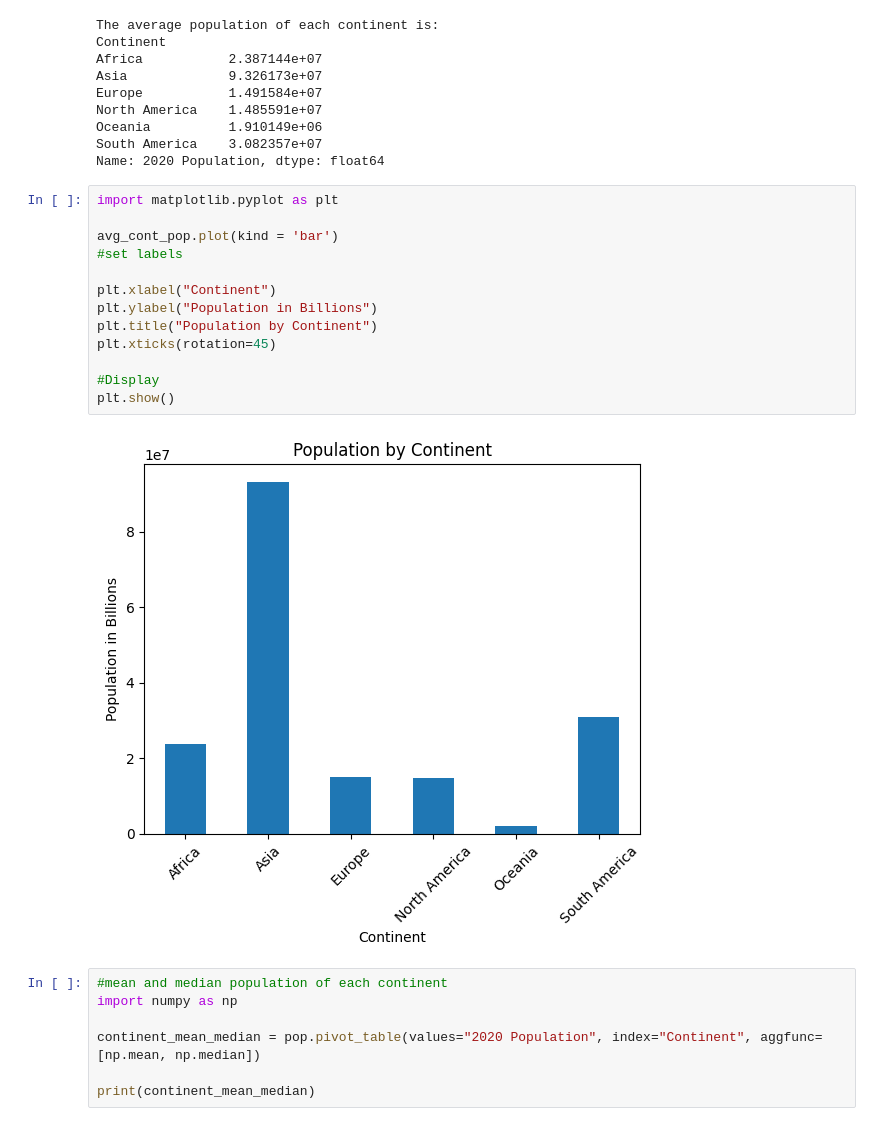
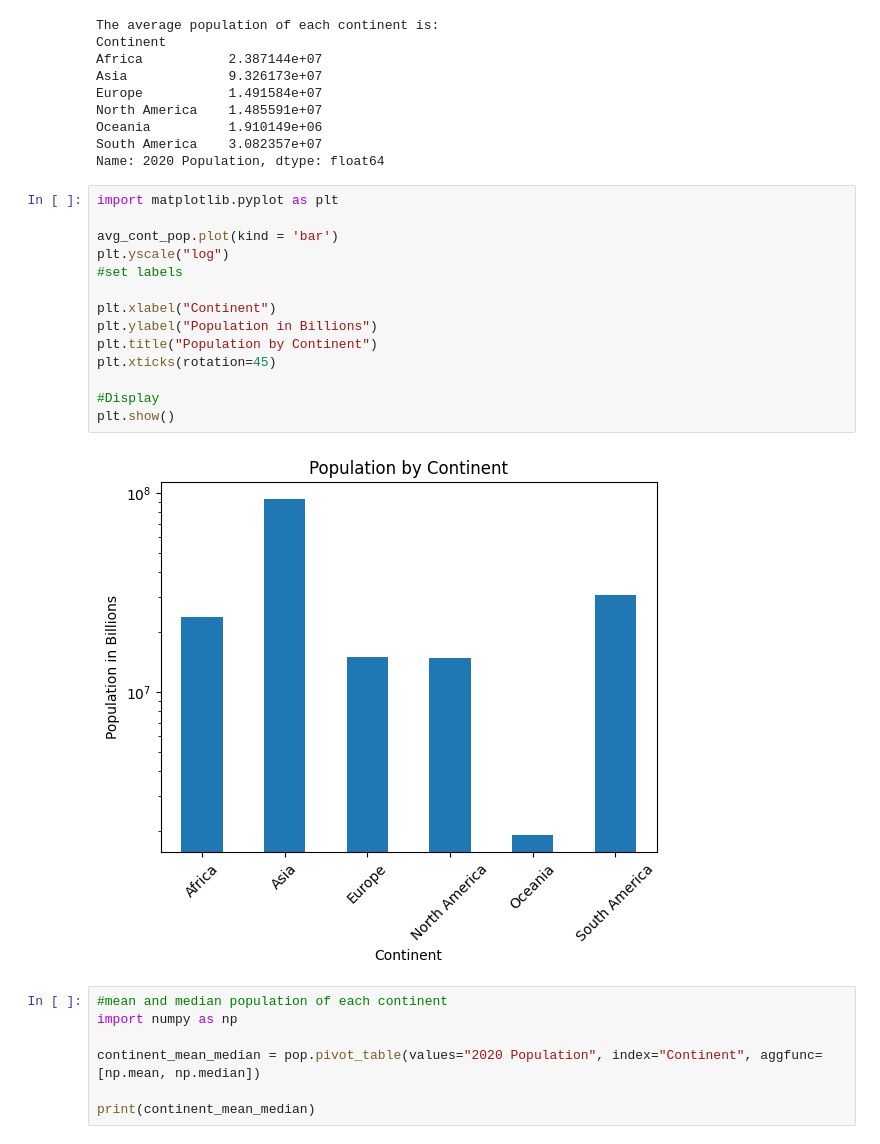
Before and after one commit to HABUDANHAYABK/Associate-Data-Scientist-in-Python, a Jupyter notebook: Introduction_to_Statistics_in_Python/Measures_of_center.ipynb, the cells around one changed output. Drawn from its saved outputs; the diff is of its cells as text.

```diff
--- a/Introduction_to_Statistics_in_Python/Measures_of_center.ipynb
+++ b/Introduction_to_Statistics_in_Python/Measures_of_center.ipynb
@@ -41,18 +41,19 @@ Name: 2020 Population, dtype: float64
 # %%
 import matplotlib.pyplot as plt
 
 avg_cont_pop.plot(kind = 'bar')
+plt.yscale("log")
 #set labels
 
 plt.xlabel("Continent")
 plt.ylabel("Population in Billions")
 plt.title("Population by Continent")
 plt.xticks(rotation=45)
 
 #Display
 plt.show()
 # %% [output]
-[figure, old version]
+[figure, new version]
 # %%
 #mean and median population of each continent
 import numpy as np
```
